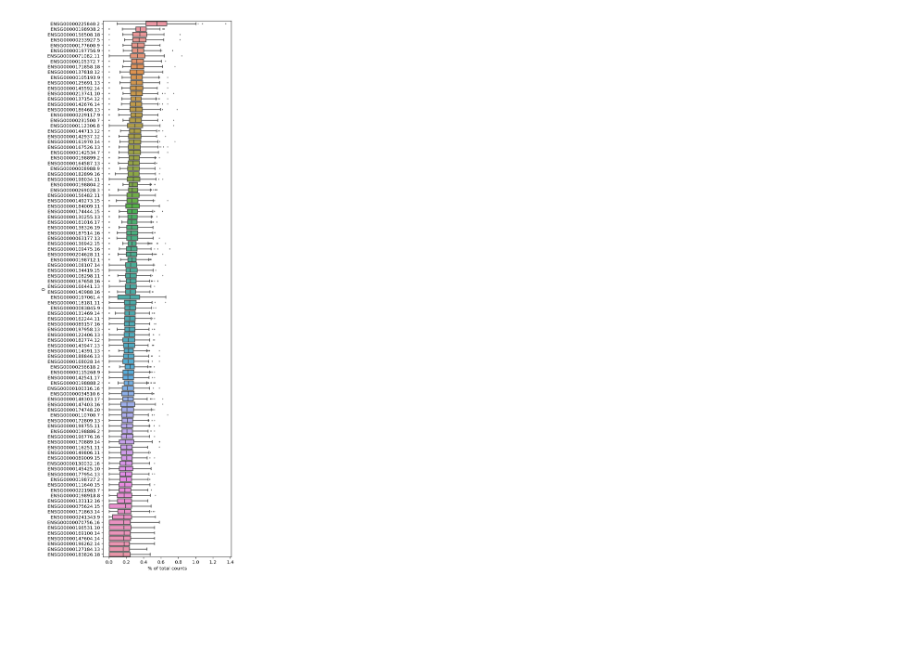
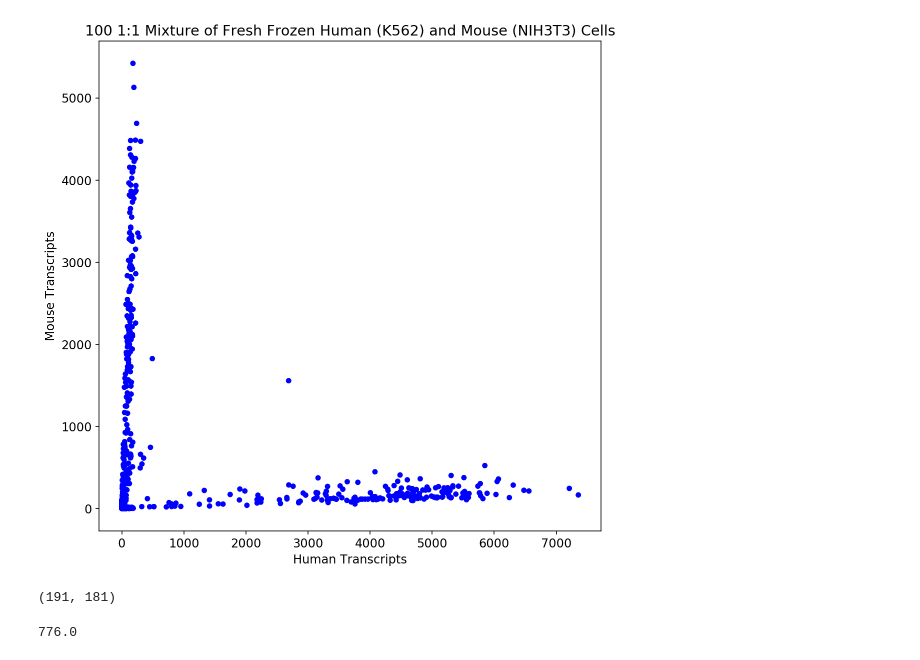
Before and after one commit to AbateLab/ModularGelBeads, a Jupyter notebook: RNA/RNA_seq_analysis.ipynb, the cells around one changed output. Saved outputs shown, nothing was run; the diff lists cells and outputs as text; code cells hidden in the pictures; blank space fills up the shorter version.

```diff
--- a/RNA/RNA_seq_analysis.ipynb
+++ b/RNA/RNA_seq_analysis.ipynb
@@ -146 +194,5 @@ Load gene count matrix, genes and barcodes for plotting
+# %%
+adata = sc.read('./matrix.mtx', cache=False).T  # transpose the data
+adata.var_names = pd.read_csv('./genes.tsv', header=None,)[0]
+adata.obs_names = pd.read_csv('./barcodes.tsv', header=None)[0]
 # %% [markdown]
@@ -150,0 +200,9 @@ Total number of cell barcodes: 1998
+# %%
+human_genes = [name for name in adata.var_names if name.startswith('ENST')]
+mouse_genes = [name for name in adata.var_names if name.startswith('ENSMUST')]
+# for each cell compute counts in human genes and mouse genes
+# the `.A1` is only necessary as X is sparse to transform to a dense array after summing
+adata.obs['counts_human'] = np.sum(adata[:, human_genes].X, axis=1).A1
+adata.obs['counts_mouse'] = np.sum(adata[:, mouse_genes].X, axis=1).A1
+# add the total counts per cell as observations-annotation to adata
+adata.obs['counts_total'] = adata.X.sum(axis=1).A1
@@ -180,4 +225,25 @@ WARNING: saving figure to file figures/umapgetting_started_tsne.svg
-# %%
-sc.pl.highest_expr_genes(adata, n_top=100)
-# %% [output]
-[figure, removed]
+# %%
+xy = np.vstack([adata.obs['counts_human'], adata.obs['counts_mouse']])
+z = gaussian_kde(xy)(xy)
+plt.rcParams.update({'font.size': 12})
+plt.figure(figsize=(9,9))
+plt.scatter(adata.obs['counts_human'], adata.obs['counts_mouse'], c='b', s=30, edgecolor='', cmap='inferno')
+plt.title('100 1:1 Mixture of Fresh Frozen Human (K562) and Mouse (NIH3T3) Cells')
+plt.xlabel('Human Transcripts')
+plt.ylabel('Mouse Transcripts')
+#plt.colorbar()
+
+plt.show()
+# %% [output]
+[figure, added]
+# %%
+np.sum(adata.obs['counts_human'] > 500), np.sum(adata.obs['counts_mouse'] > 500)
+# %% [output]
+(191, 181)
+# %%
+expected_num_cells=350
+
+knee = np.sort((np.array(adata.X.sum(axis=1))).flatten())[::-1]
+knee[expected_num_cells]
+# %% [output]
+776.0
```
Also changed, not shown: parts of 54 cells of this notebook, 1 other file.
